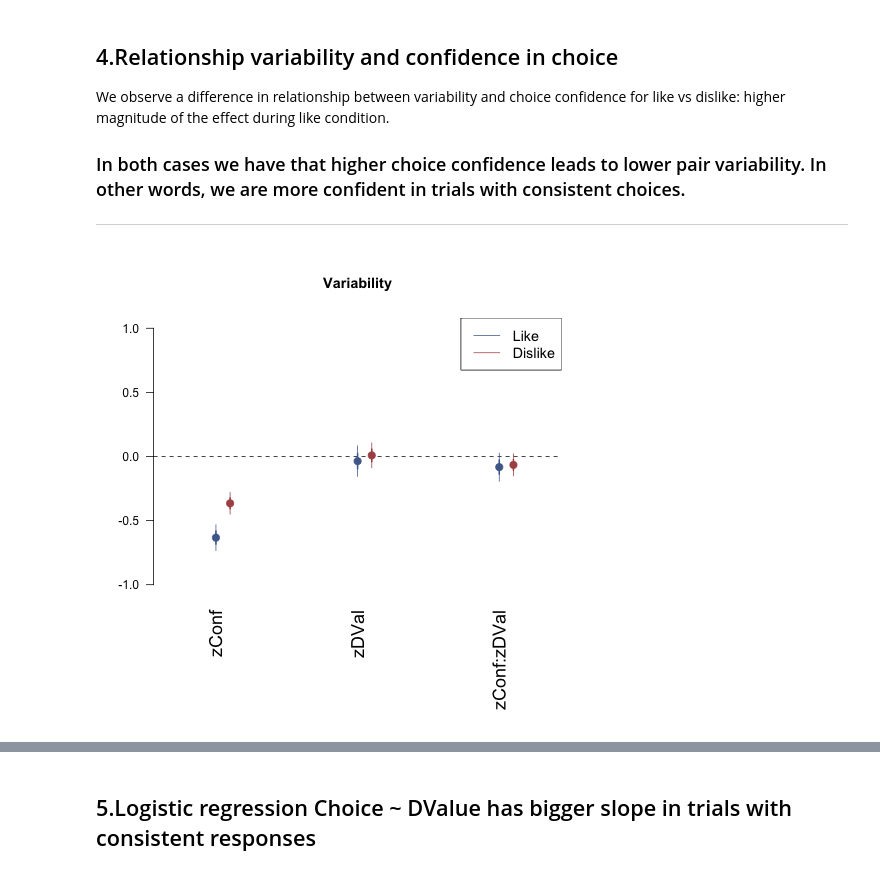
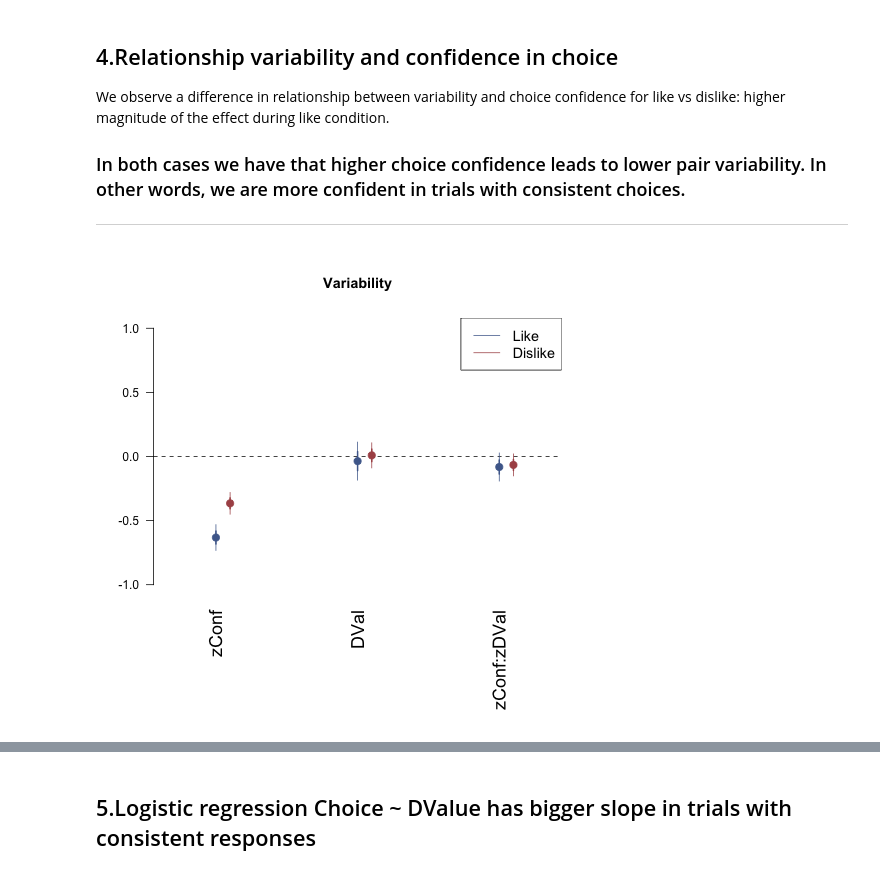
Before and after one commit to pradysepulveda/FF2018, a Jupyter notebook: FF2018_VariabilityAnalysis.ipynb, the cells around one changed output, grey strips where cells are left out. Saved outputs shown, nothing was run; the diff lists cells and outputs as text; code cells hidden in the pictures.

```diff
--- a/FF2018_VariabilityAnalysis.ipynb
+++ b/FF2018_VariabilityAnalysis.ipynb
@@ -383,13 +385,13 @@ data_all_dislike = data_all.loc[(data_all['BlockCond'] == 2)]
 # %%
 %%R
 title_plot = "Variability"
 
-ModelVariability1_L <- glm(PairVariability ~ zConf + zDVal + zConf:zDVal, data=data_all_like, family=binomial(link="logit"))
+ModelVariability1_L <- glm(PairVariability ~ zConf + DVal + zConf:zDVal, data=data_all_like, family=binomial(link="logit"))
 ModelVariability1_D <- glm(PairVariability ~ zConf + zDVal + zConf:zDVal, data=data_all_dislike, family=binomial(link="logit"))
 
 coefplot(ModelVariability1_L,intercept=FALSE,vertical = FALSE,  col.pts='#4F6A9A', cex.var=1.5, cex.pts=2, mar = c(8,4,5,1),ylim=c(-1, 1) ,main=title_plot)
 coefplot(ModelVariability1_D,intercept=FALSE,vertical = FALSE,add=TRUE,  col.pts='#AC5255', cex.var=1.5, cex.pts=2, mar = c(8,4,5,1) ,main=title_plot)
 
 legend("topright",  legend=c("Like", "Dislike"),col=c('#4F6A9A', '#AC5255'), lty=1:1, cex=1.2)
 # %% [output]
-[figure, old version]
+[figure, new version]
```
Also changed, not shown: parts of 6 cells of this notebook.
